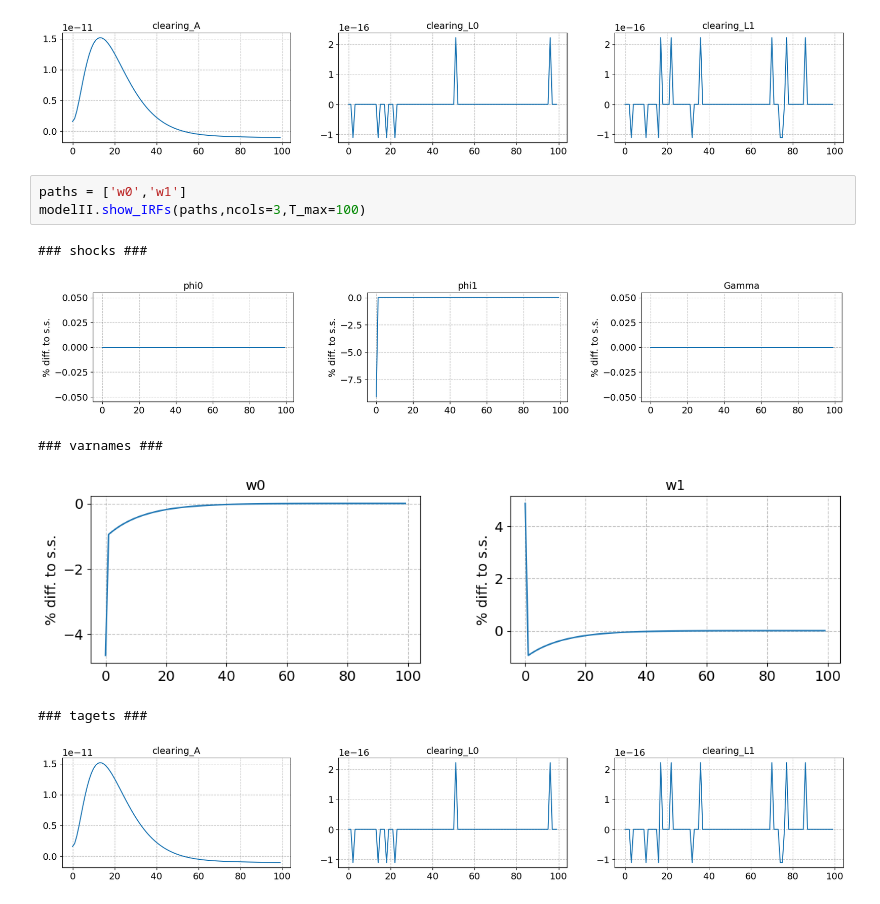
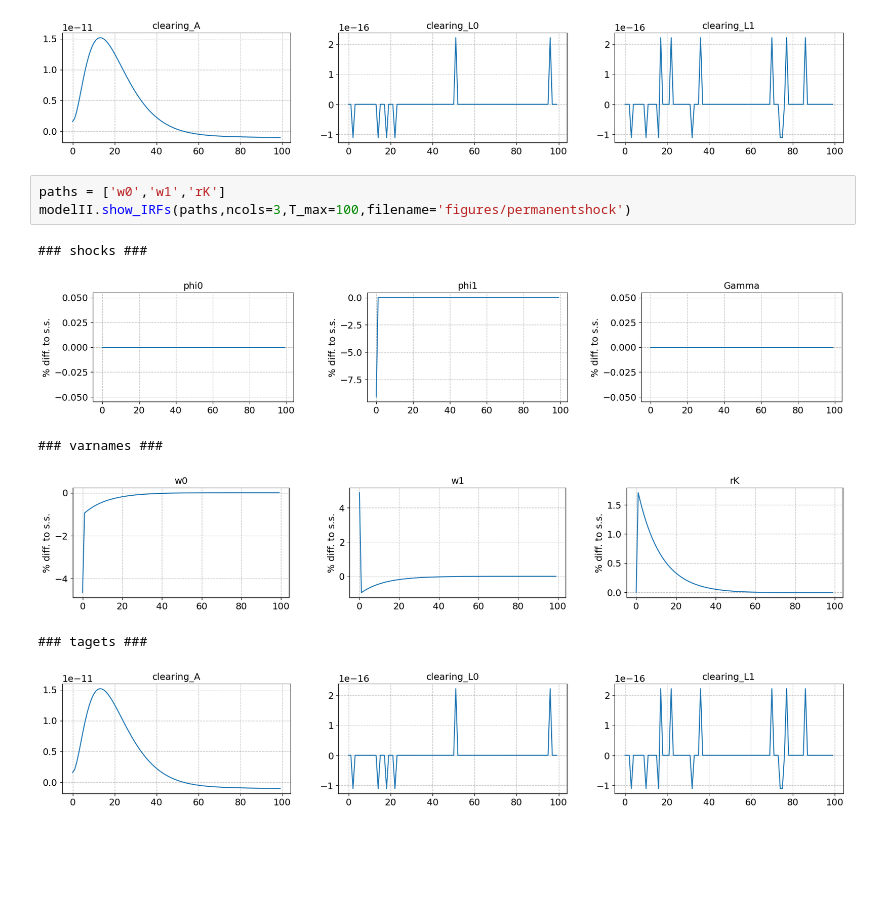
Before and after one commit to JohanOelgaard/AdvMacroHetAgent, a Jupyter notebook: Assignment I/HANCAssignment.ipynb, the cells around one changed output. Saved outputs shown, nothing was run; the diff lists cells and outputs as text; blank space fills up the shorter version.

```diff
--- a/Assignment I/HANCAssignment.ipynb
+++ b/Assignment I/HANCAssignment.ipynb
@@ -585,13 +509,13 @@ modelII.show_IRFs(paths,ncols=3,T_max=100,abs_diff='U_hh')
 ### tagets ###
 [figure]
 # %%
-paths = ['w0','w1']
-modelII.show_IRFs(paths,ncols=3,T_max=100)
+paths = ['w0','w1','rK']
+modelII.show_IRFs(paths,ncols=3,T_max=100,filename='figures/permanentshock')
 # %% [output]
 ### shocks ###
 [figure]
 ### varnames ###
-[figure, old version]
+[figure, new version]
 ### tagets ###
 [figure]
 # %%
```
Also changed, not shown: parts of 18 cells of this notebook, 31 other files.
